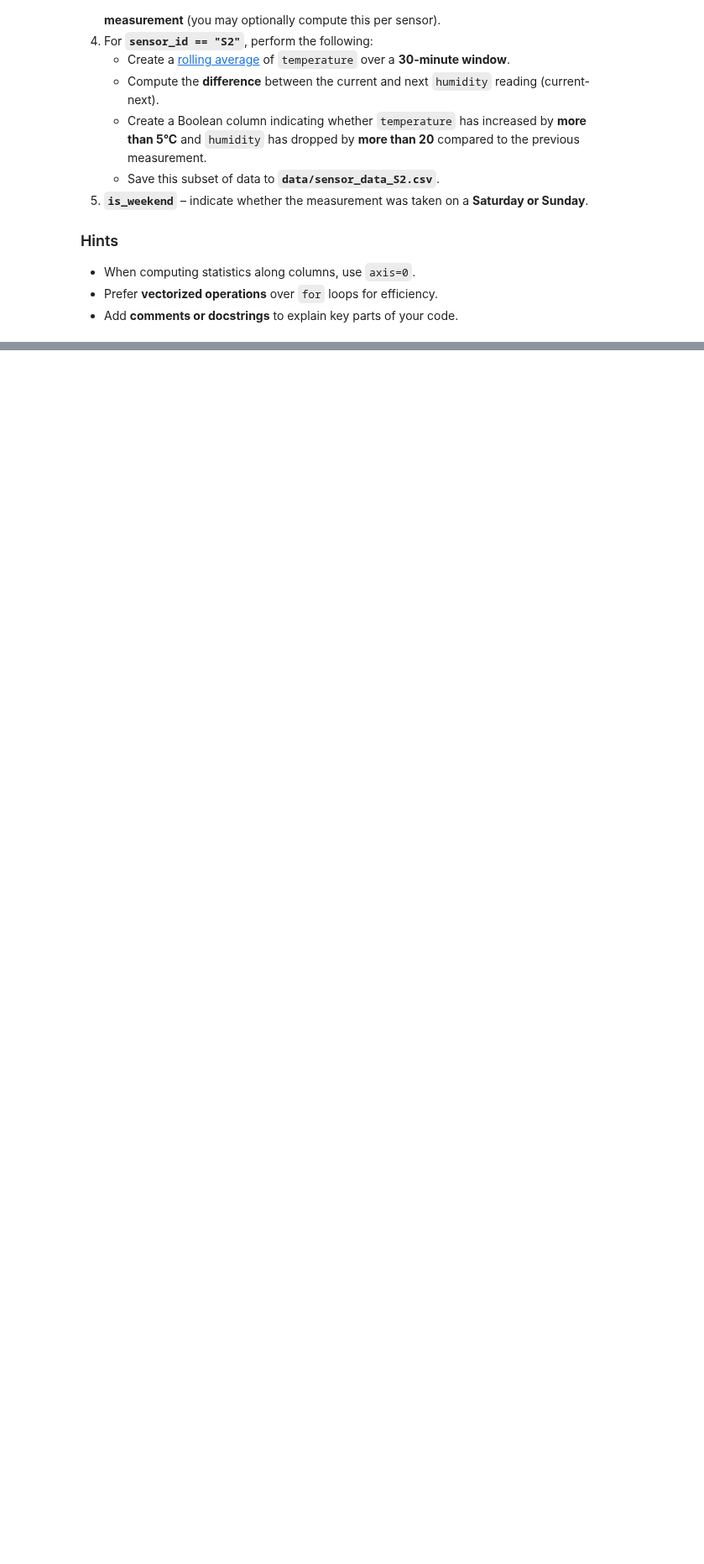
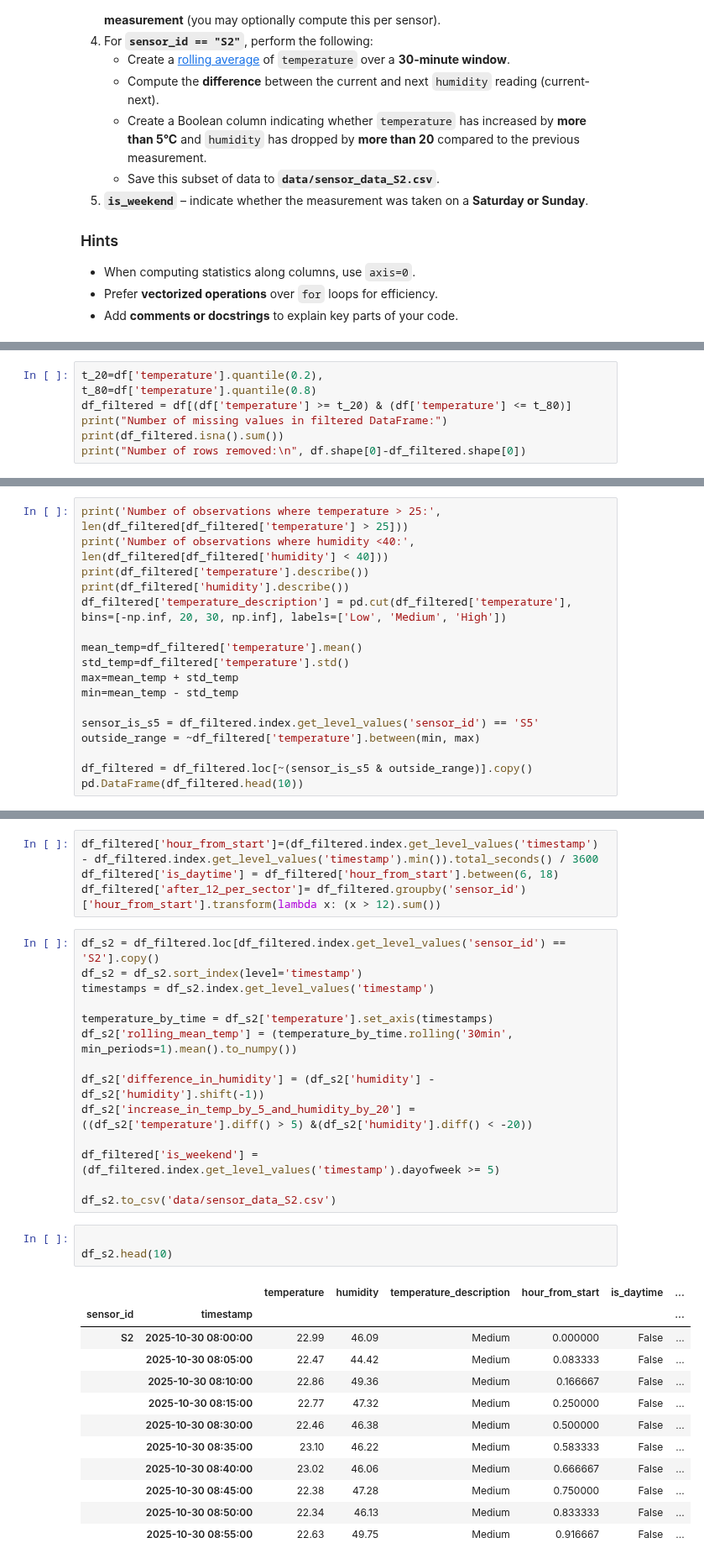
Before and after one commit to Slimacik12/python-for-data-science, a Jupyter notebook: assignment3.ipynb, the cells around one changed output, grey strips where cells are left out. Shown at 84% size. Cells and saved outputs as stored; diff of their text form; blank space fills up the shorter version.

```diff
--- a/assignment3.ipynb
+++ b/assignment3.ipynb
@@ -806,0 +861,7 @@ Add the following time-based columns:
+# %%
+t_20=df['temperature'].quantile(0.2),
+t_80=df['temperature'].quantile(0.8)
+df_filtered = df[(df['temperature'] >= t_20) & (df['temperature'] <= t_80)]
+print("Number of missing values in filtered DataFrame:")
+print(df_filtered.isna().sum())
+print("Number of rows removed:\n", df.shape[0]-df_filtered.shape[0])
@@ -806,0 +875,17 @@ Add the following time-based columns:
+# %%
+print('Number of observations where temperature > 25:', len(df_filtered[df_filtered['temperature'] > 25]))
+print('Number of observations where humidity <40:', len(df_filtered[df_filtered['humidity'] < 40]))
+print(df_filtered['temperature'].describe())
+print(df_filtered['humidity'].describe())
+df_filtered['temperature_description'] = pd.cut(df_filtered['temperature'], bins=[-np.inf, 20, 30, np.inf], labels=['Low', 'Medium', 'High'])
+
+mean_temp=df_filtered['temperature'].mean()
+std_temp=df_filtered['temperature'].std()
+max=mean_temp + std_temp
+min=mean_temp - std_temp
+
+sensor_is_s5 = df_filtered.index.get_level_values('sensor_id') == 'S5'
+outside_range = ~df_filtered['temperature'].between(min, max)
+
+df_filtered = df_filtered.loc[~(sensor_is_s5 & outside_range)].copy()
+pd.DataFrame(df_filtered.head(10))
@@ -806,0 +925,34 @@ Add the following time-based columns:
+# %%
+df_filtered['hour_from_start']=(df_filtered.index.get_level_values('timestamp') - df_filtered.index.get_level_values('timestamp').min()).total_seconds() / 3600
+df_filtered['is_daytime'] = df_filtered['hour_from_start'].between(6, 18)
+df_filtered['after_12_per_sector']= df_filtered.groupby('sensor_id')['hour_from_start'].transform(lambda x: (x > 12).sum())
+# %%
+df_s2 = df_filtered.loc[df_filtered.index.get_level_values('sensor_id') == 'S2'].copy()
+df_s2 = df_s2.sort_index(level='timestamp')
+timestamps = df_s2.index.get_level_values('timestamp')
+
+temperature_by_time = df_s2['temperature'].set_axis(timestamps)
+df_s2['rolling_mean_temp'] = (temperature_by_time.rolling('30min', min_periods=1).mean().to_numpy())
+
+df_s2['difference_in_humidity'] = (df_s2['humidity'] - df_s2['humidity'].shift(-1))
+df_s2['increase_in_temp_by_5_and_humidity_by_20'] = ((df_s2['temperature'].diff() > 5) &(df_s2['humidity'].diff() < -20))
+
+df_filtered['is_weekend'] = (df_filtered.index.get_level_values('timestamp').dayofweek >= 5)
+
+df_s2.to_csv('data/sensor_data_S2.csv')
+# %%
+
+df_s2.head(10)
+# %% [output]
+|  |  | temperature | humidity | temperature_description | hour_from_start | is_daytime | ... |
+| sensor_id | timestamp |  |  |  |  |  | ... |
+| S2 | 2025-10-30 08:00:00 | 22.99 | 46.09 | Medium | 0.000000 | False | ... |
+|  | 2025-10-30 08:05:00 | 22.47 | 44.42 | Medium | 0.083333 | False | ... |
+|  | 2025-10-30 08:10:00 | 22.86 | 49.36 | Medium | 0.166667 | False | ... |
+|  | 2025-10-30 08:15:00 | 22.77 | 47.32 | Medium | 0.250000 | False | ... |
+|  | 2025-10-30 08:30:00 | 22.46 | 46.38 | Medium | 0.500000 | False | ... |
+|  | 2025-10-30 08:35:00 | 23.10 | 46.22 | Medium | 0.583333 | False | ... |
+|  | 2025-10-30 08:40:00 | 23.02 | 46.06 | Medium | 0.666667 | False | ... |
+|  | 2025-10-30 08:45:00 | 22.38 | 47.28 | Medium | 0.750000 | False | ... |
+|  | 2025-10-30 08:50:00 | 22.34 | 46.13 | Medium | 0.833333 | False | ... |
+|  | 2025-10-30 08:55:00 | 22.63 | 49.75 | Medium | 0.916667 | False | ... |
```
Also changed, not shown: parts of 18 cells of this notebook, 1 other file.
